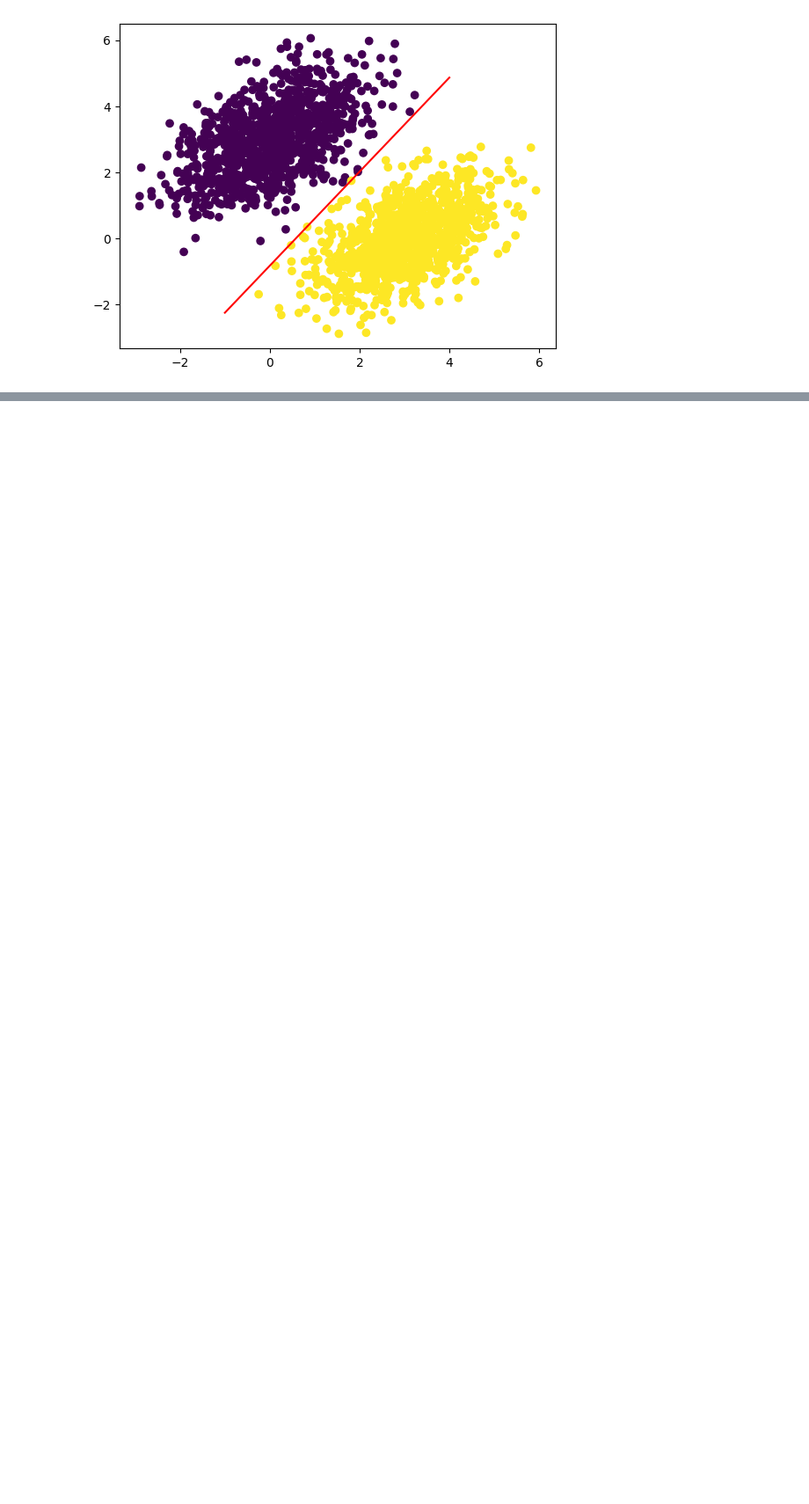
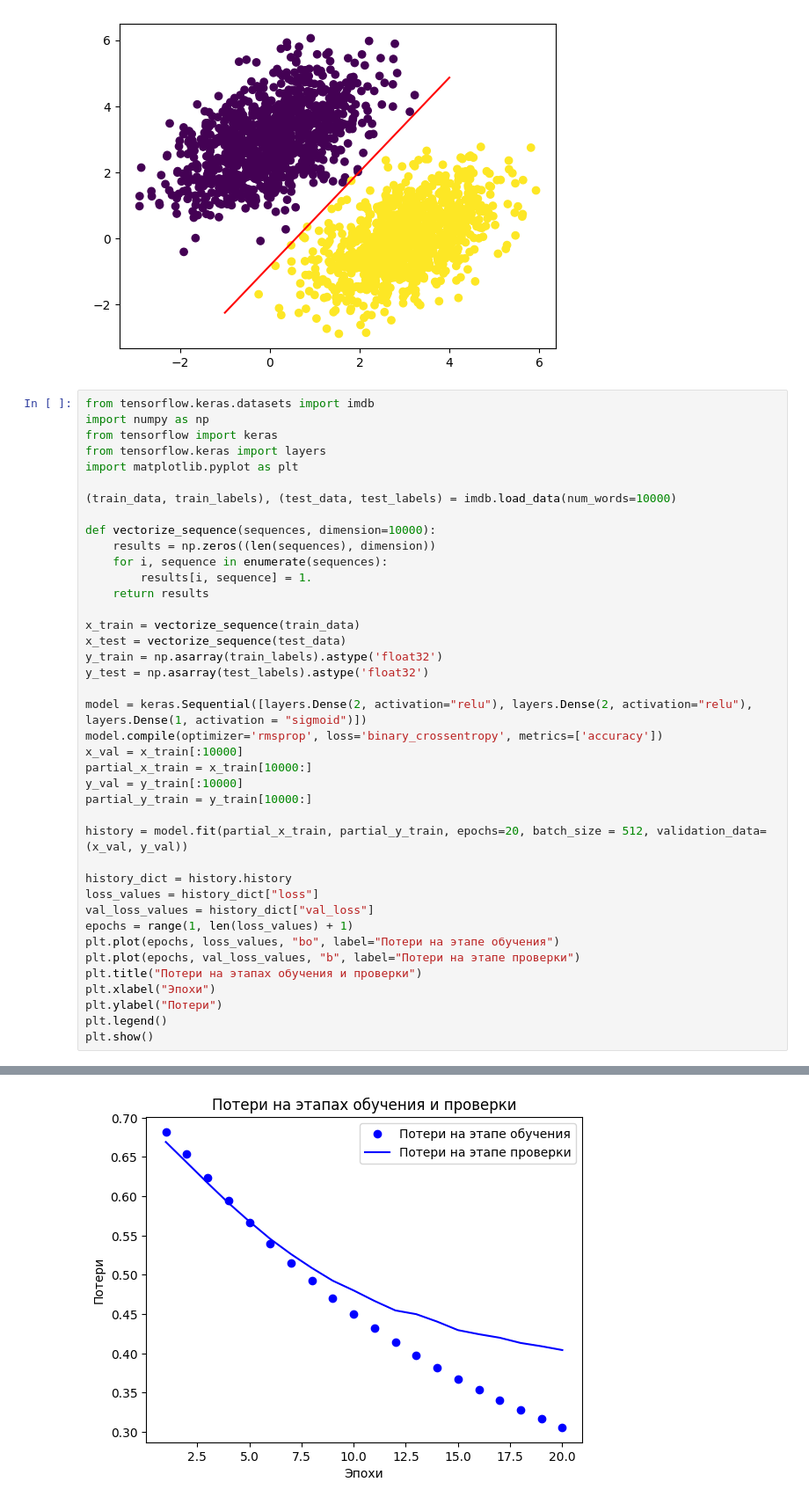
Before and after one commit to dimon-prog/ML-Learning, a Jupyter notebook: ML_book.ipynb, the cells around one changed output, grey strips where cells are left out. Shown at 88% size. Cells and saved outputs as stored; diff of their text form; blank space fills up the shorter version.

```diff
--- a/ML_book.ipynb
+++ b/ML_book.ipynb
@@ -97,3 +97,44 @@ Loss at step 37: 0.0281
 Loss at step 38: 0.0278
 Loss at step 39: 0.0275
 [figure]
+# %%
+from tensorflow.keras.datasets import imdb
+import numpy as np
+from tensorflow import keras
+from tensorflow.keras import layers
+import matplotlib.pyplot as plt
+
+(train_data, train_labels), (test_data, test_labels) = imdb.load_data(num_words=10000)
+
+def vectorize_sequence(sequences, dimension=10000):
+    results = np.zeros((len(sequences), dimension))
+    for i, sequence in enumerate(sequences):
+        results[i, sequence] = 1.
+    return results
+
+x_train = vectorize_sequence(train_data)
+x_test = vectorize_sequence(test_data)
+y_train = np.asarray(train_labels).astype('float32')
+y_test = np.asarray(test_labels).astype('float32')
+
+model = keras.Sequential([layers.Dense(2, activation="relu"), layers.Dense(2, activation="relu"), layers.Dense(1, activation = "sigmoid")])
+model.compile(optimizer='rmsprop', loss='binary_crossentropy', metrics=['accuracy'])
+x_val = x_train[:10000]
+partial_x_train = x_train[10000:]
+y_val = y_train[:10000]
+partial_y_train = y_train[10000:]
+
+history = model.fit(partial_x_train, partial_y_train, epochs=20, batch_size = 512, validation_data=(x_val, y_val))
+
+history_dict = history.history
+loss_values = history_dict["loss"]
+val_loss_values = history_dict["val_loss"]
+epochs = range(1, len(loss_values) + 1)
+plt.plot(epochs, loss_values, "bo", label="Потери на этапе обучения")
+plt.plot(epochs, val_loss_values, "b", label="Потери на этапе проверки")
+plt.title("Потери на этапах обучения и проверки")
+plt.xlabel("Эпохи")
+plt.ylabel("Потери")
+plt.legend()
+plt.show()
+# %% [output]
@@ -99,0 +158 @@ Loss at step 39: 0.0275
+[figure, added]
```
Also changed, not shown: parts of 2 cells of this notebook.
